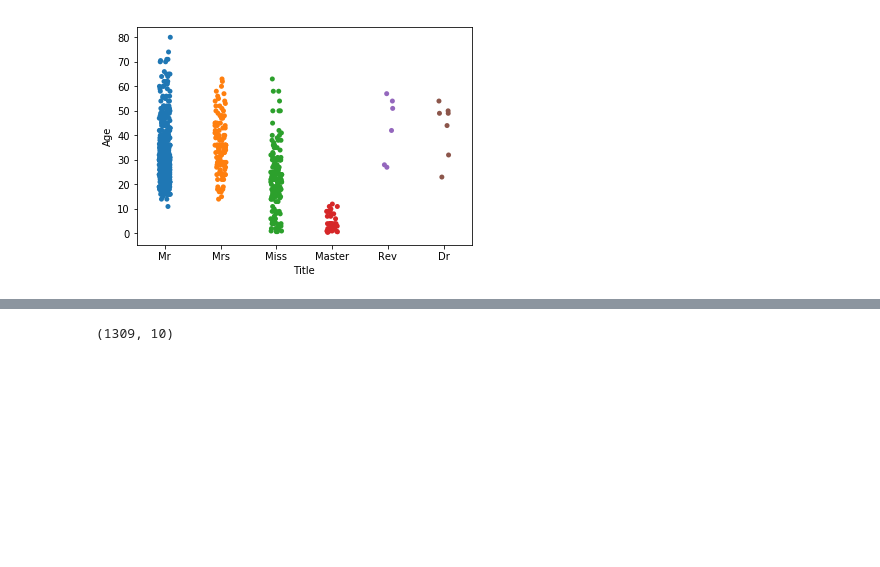
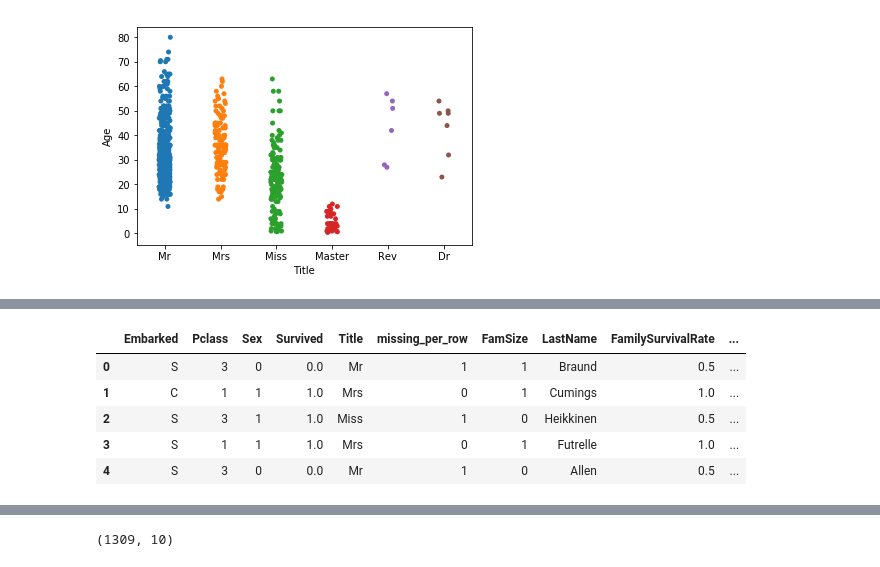
Before and after one commit to PengInGitHub/catboost, a Jupyter notebook: titanic_catboost.ipynb, the cells around one changed output, grey strips where cells are left out. Saved outputs shown, nothing was run; the diff lists cells and outputs as text; code cells hidden in the pictures; blank space fills up the shorter version.

```diff
--- a/titanic_catboost.ipynb
+++ b/titanic_catboost.ipynb
@@ -284,0 +390,11 @@ TypeError: cannot label index with a null key
+# %%
+all_data['Sex'].replace(['male', 'female'], [0,1], inplace=True)
+all_data.drop(['PassengerId', 'SibSp', 'Parch', 'Ticket'], axis=1, inplace=True)
+all_data.head()
+# %% [output]
+|  | Embarked | Pclass | Sex | Survived | Title | missing_per_row | FamSize | LastName | FamilySurvivalRate | ... |
+| 0 | S | 3 | 0 | 0.0 | Mr | 1 | 1 | Braund | 0.5 | ... |
+| 1 | C | 1 | 1 | 1.0 | Mrs | 0 | 1 | Cumings | 1.0 | ... |
+| 2 | S | 3 | 1 | 1.0 | Miss | 1 | 0 | Heikkinen | 0.5 | ... |
+| 3 | S | 1 | 1 | 1.0 | Mrs | 0 | 1 | Futrelle | 1.0 | ... |
+| 4 | S | 3 | 0 | 0.0 | Mr | 1 | 0 | Allen | 0.5 | ... |
```
Also changed, not shown: parts of 24 cells of this notebook.
